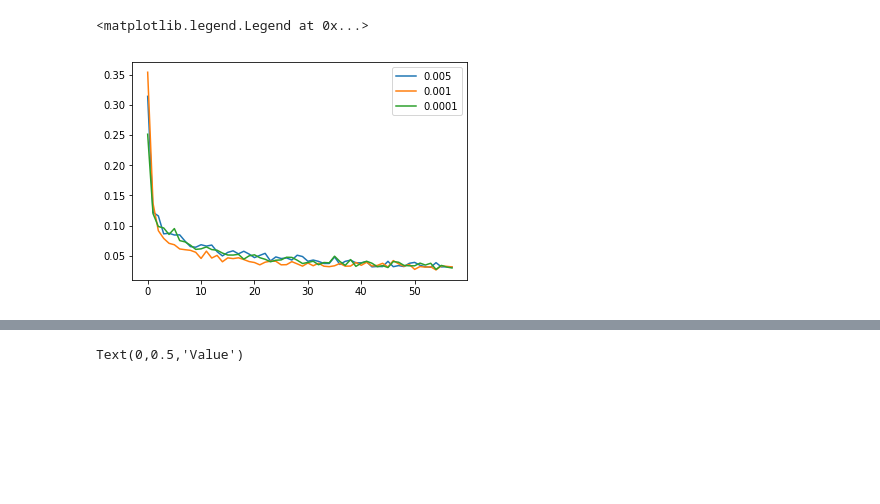
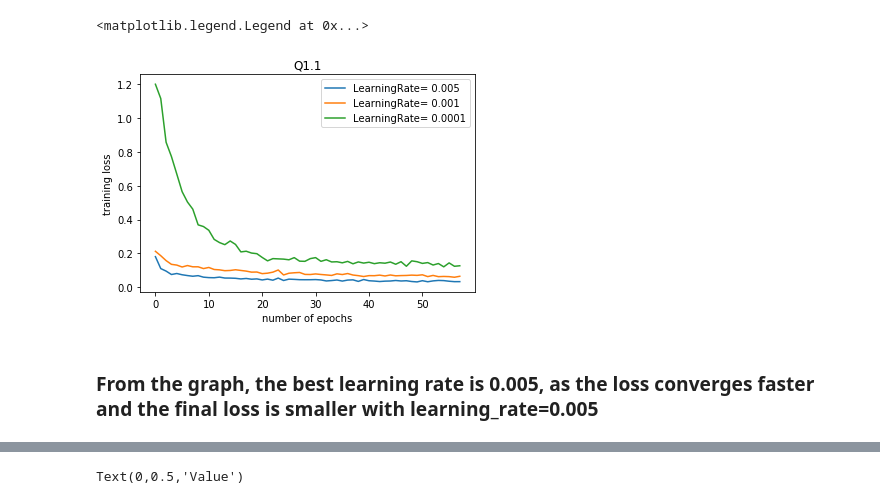
Before and after one commit to heherbertzhang/Machine-Learning-ECE521, a Jupyter notebook: Assignment 2/a2.ipynb, the cells around one changed output, grey strips where cells are left out. Drawn from its saved outputs; the diff is of its cells as text; code cells hidden in the pictures; blank space fills up the shorter version.

```diff
--- a/Assignment 2/a2.ipynb
+++ b/Assignment 2/a2.ipynb
@@ -17,5 +17,9 @@ with np.load("notMNIST.npz") as data :
     trainData, trainTarget = Data[:3500], Target[:3500]
     validData, validTarget = Data[3500:3600], Target[3500:3600]
     testData, testTarget = Data[3600:], Target[3600:]
+#reshape the training data
+trainData = trainData.reshape([trainData.shape[0], -1])
+validData = validData.reshape([validData.shape[0], -1])
+testData=testData.reshape([testData.shape[0], -1])
 # %%
 import tensorflow as tf
@@ -73,11 +122,16 @@ def train(trainData_rs, trainTarget, learnning_rate, weight_decay_scale, batch_s
 BATCH_SIZE = 500
 LEARNING_RATES = (0.005, 0.001, 0.0001)
 weight_decay_scale = 0
-tf.reset_default_graph()
+
 
 summarys=[]
-trainData_rs = trainData.reshape([trainData.shape[0], -1])
+
+net = Linear_Regression_Net()
+
 for LEARNING_RATE in LEARNING_RATES:
     tf.reset_default_graph()
-    summary=train(trainData_rs, trainTarget, LEARNING_RATE, weight_decay_scale, BATCH_SIZE, 400)
-    summarys.append(summary)
+    sess = tf.Session()
+    with sess.as_default():
+        summary= net.train(trainData, trainTarget, LEARNING_RATE, weight_decay_scale, BATCH_SIZE, 400)
+        summarys.append(summary)
+    sess.close()
@@ -102,13 +138,18 @@ for LEARNING_RATE in LEARNING_RATES:
 # %%
 import matplotlib.pyplot as plt
 %matplotlib inline
 
 plt.figure()
 for i,summary in enumerate(summarys):
-    plt.plot(summary, label='LearningRate= 'str(LEARNING_RATES[i]))
+    plt.plot(summary, label='LearningRate= '+str(LEARNING_RATES[i]))
+    plt.ylabel("training loss")
+    plt.xlabel("number of epochs")
+    plt.title("Q1.1")
 plt.legend()
 # %% [output]
 <matplotlib.legend.Legend at 0x...>
-[figure, old version]
+[figure, new version]
+# %% [markdown]
+### From the graph, the best learning rate is 0.005, as the loss converges faster and the final loss is smaller with learning_rate=0.005
 # %%
 #Q2
```
Also changed, not shown: parts of 10 cells of this notebook, 1 other file.
